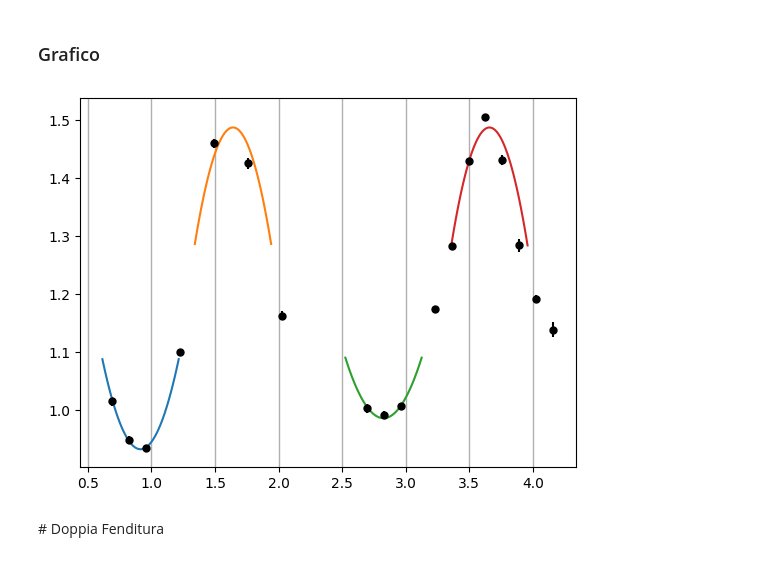
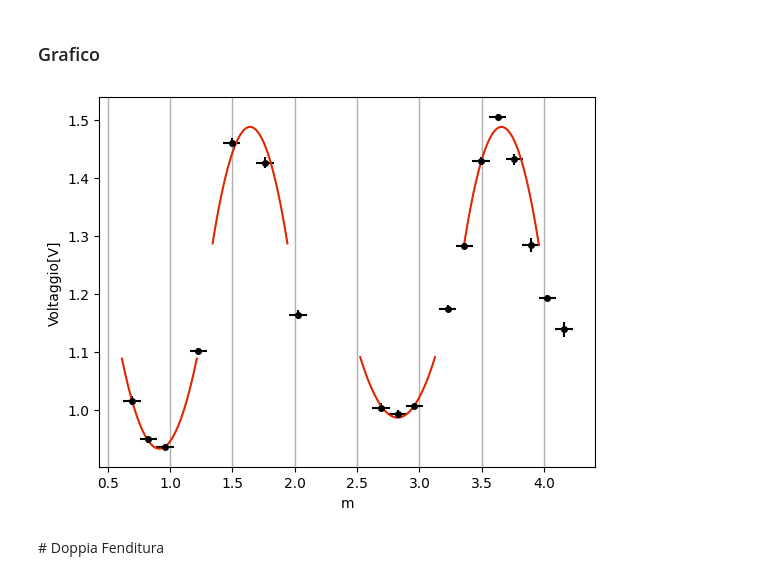
Before and after one commit to ABoldetti/Training, a Jupyter notebook: Labo2/Micronde.ipynb, the cells around one changed output. Saved outputs shown, nothing was run; the diff lists cells and outputs as text; code cells hidden in the pictures.

```diff
--- a/Labo2/Micronde.ipynb
+++ b/Labo2/Micronde.ipynb
@@ -1681,24 +1785,27 @@ display( m14 )
 # %%
 #@title graph
 
 list_m = [m11 , m12 , m13 , m14]
 dict_fp = { "data": [ min1 , max1 , min2 , max2] , "minuit" : list_m}
 x71 = fab( x7)
 
 #plt.fill_between( x71 , y7 , 0.9, color = 'plum')
-plt.errorbar( x71   , y7 , sy7 , fmt = 'o' , color = '#000000' , markersize = 5)
+plt.errorbar( x71   , y7 , sy7 , xerr= 0.07*np.ones_like(x71) , fmt = 'o' , color = '#000000' , markersize = 4)
 plt.grid(visible= True , which = 'major' , axis = 'x' , linewidth = 1)
+
+plt.xlabel( 'm')
+plt.ylabel( 'Voltaggio[V]')
 
 coord = dict_fp['data']
 m_fp = dict_fp['minuit']
 for i in range(len(list_m)):
   #x = np.linspace( min((coord[i]['x']))+0.1 , max((coord[i]['x']))-0.1 , 1000)
   x = np.linspace( -m_fp[i].values[1]/m_fp[i].values[0] - alfa , -m_fp[i].values[1]/m_fp[i].values[0] + alfa)
 
-  plt.plot( x , pcomp( x , m_fp[i].values[0] , m_fp[i].values[1] , m_fp[i].values[2] , m_fp[i].values[3]))
-plt.show()
+  plt.plot( x , pcomp( x , m_fp[i].values[0] , m_fp[i].values[1] , m_fp[i].values[2] , m_fp[i].values[3]) , color = '#DF2700')
+plt.savefig( 'fp_graph.pdf')
 # %% [output]
-[figure, old version]
+[figure, new version]
 # %% [markdown]
 # Doppia Fenditura
 # %%
```
Also changed, not shown: parts of 24 cells of this notebook.
